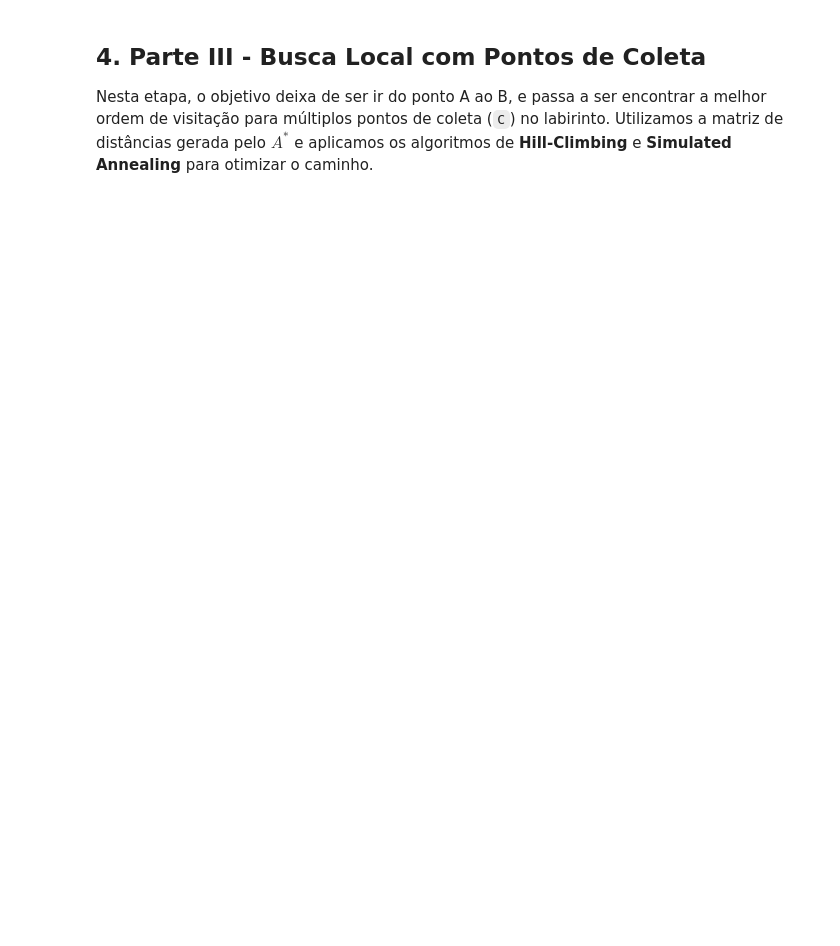
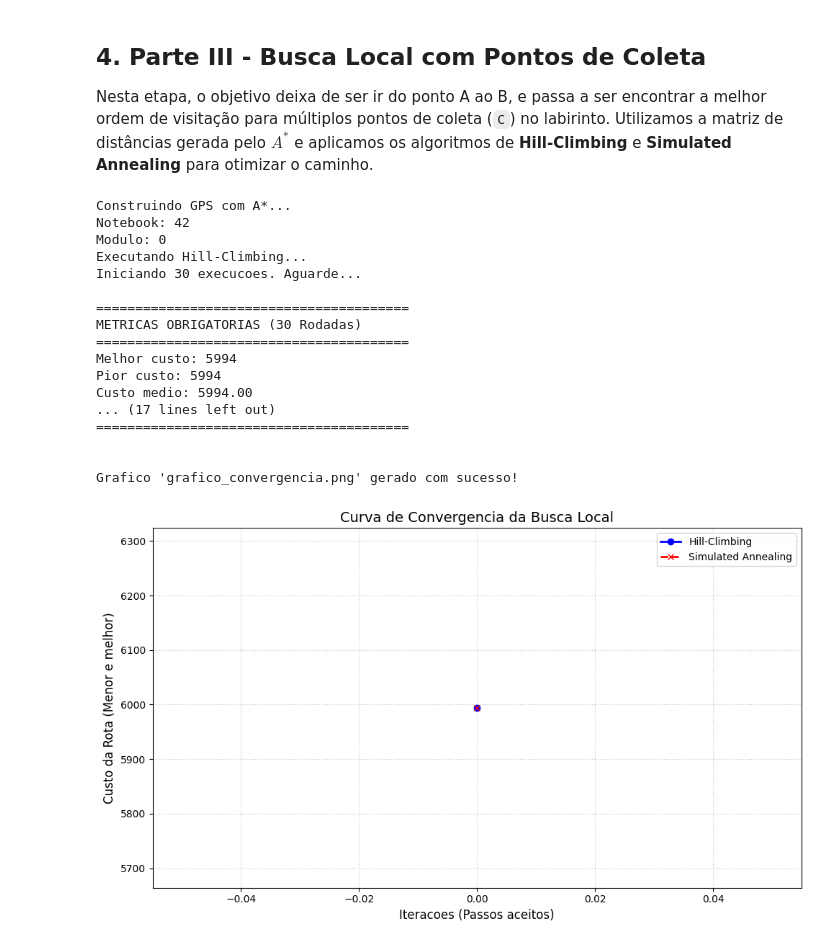
Before and after one commit to cgiestas/agente-labirinto, a Jupyter notebook: leitor_mapa.ipynb, the cells around one changed output. Drawn from its saved outputs; the diff is of its cells as text; code cells hidden in the pictures; blank space fills up the shorter version.

```diff
--- a/leitor_mapa.ipynb
+++ b/leitor_mapa.ipynb
@@ -168,21 +175,47 @@ display(df_resultados)
 
 Nesta etapa, o objetivo deixa de ser ir do ponto A ao B, e passa a ser encontrar a melhor ordem de visitação para múltiplos pontos de coleta (`C`) no labirinto. Utilizamos a matriz de distâncias gerada pelo $A^*$ e aplicamos os algoritmos de **Hill-Climbing** e **Simulated Annealing** para otimizar o caminho.
 # %%
-from src.busca_local import teste, hill_climbing, simulated_annealing, mapear_labirinto, construir_gps, gerar_grafico_convergencia
+from src.busca_local import teste, hill_climbing, simulated_annealing, construir_gps, gerar_grafico_convergencia
 
 # O Notebook já leu a matriz na variável 'dados' nas células anteriores
 matriz_atual = dados["matriz"]
 
-pontos_encontrados = mapear_labirinto(matriz_atual)
+pontos_encontrados = dados["pontos_encontrados"]
+
 print("Construindo GPS com A*...")
-dicionario_real = construir_gps(matriz_atual, pontos_encontrados)
+
+from src import busca_local
+
+busca_local.dicionario_real = construir_gps(
+    matriz_atual,
+    pontos_encontrados
+)
 
 lista_de_coletas = [p for p in pontos_encontrados.keys() if p not in ['A', 'B']]
 
 print("Executando Hill-Climbing...")
 historico_hc = teste(hill_climbing, lista_de_coletas, repeticoes=30)
 
 print("Executando Simulated Annealing...")
 historico_sa = teste(simulated_annealing, lista_de_coletas, repeticoes=30)
 
 gerar_grafico_convergencia(historico_hc, historico_sa)
+# %% [output]
+Construindo GPS com A*...
+Notebook: 42
+Modulo: 0
+Executando Hill-Climbing...
+Iniciando 30 execucoes. Aguarde...
+
+========================================
+METRICAS OBRIGATORIAS (30 Rodadas)
+========================================
+Melhor custo: 5994
+Pior custo: 5994
+Custo medio: 5994.00
+... (17 lines left out)
+========================================
+
+
+Grafico 'grafico_convergencia.png' gerado com sucesso!
+[figure, added]
```
Also changed, not shown: parts of 3 cells of this notebook, 1 other file.
